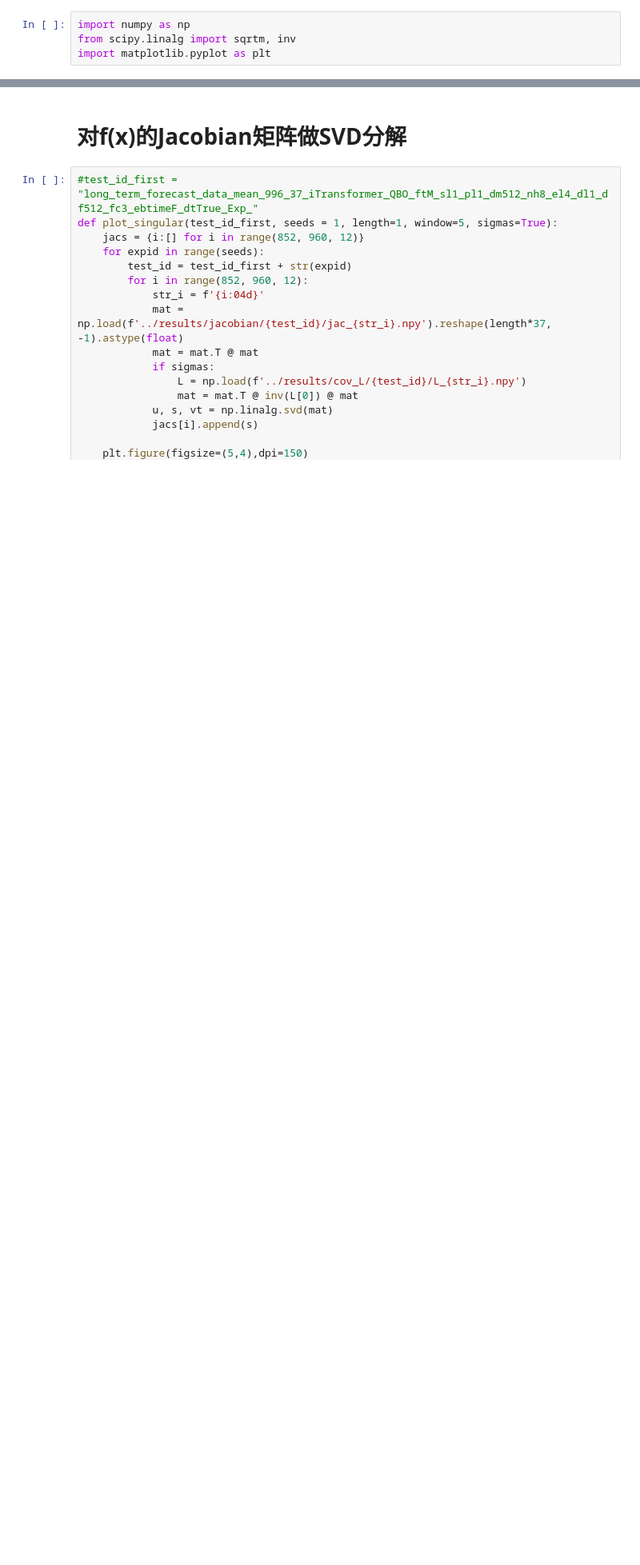
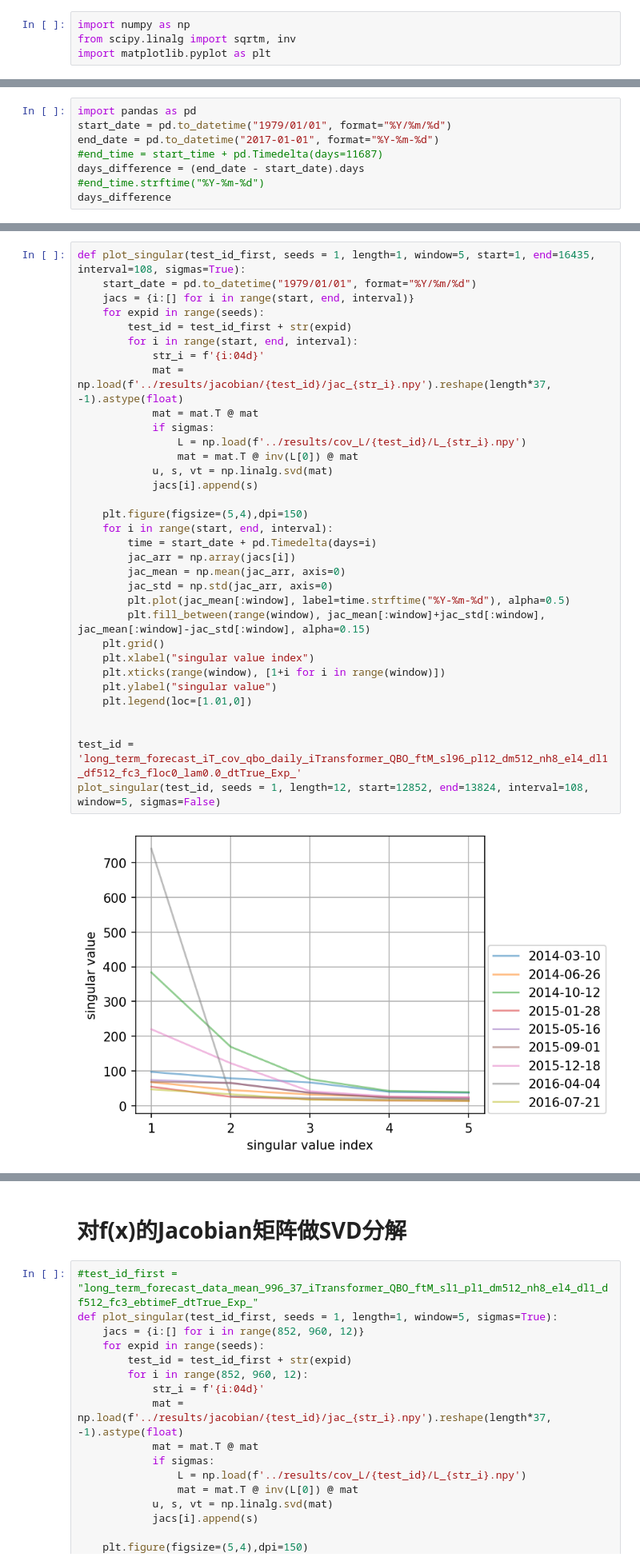
Before and after one commit to Matthew-ymz/Time-series-forecasting-for-causal-emergence, a Jupyter notebook: postprocessing/jacobian_svd.ipynb, the cells around one changed output, grey strips where cells are left out. Shown at 80% size. Saved outputs shown, nothing was run; the diff lists cells and outputs as text; blank space fills up the shorter version.

Commit message:
datetime_qbo

```diff
--- a/postprocessing/jacobian_svd.ipynb
+++ b/postprocessing/jacobian_svd.ipynb
@@ -4,0 +7,8 @@ import matplotlib.pyplot as plt
+# %%
+import pandas as pd
+start_date = pd.to_datetime("1979/01/01", format="%Y/%m/%d")
+end_date = pd.to_datetime("2017-01-01", format="%Y-%m-%d")
+#end_time = start_time + pd.Timedelta(days=11687)
+days_difference = (end_date - start_date).days
+#end_time.strftime("%Y-%m-%d")
+days_difference
@@ -4,0 +17,35 @@ import matplotlib.pyplot as plt
+# %%
+def plot_singular(test_id_first, seeds = 1, length=1, window=5, start=1, end=16435, interval=108, sigmas=True):
+    start_date = pd.to_datetime("1979/01/01", format="%Y/%m/%d")
+    jacs = {i:[] for i in range(start, end, interval)}
+    for expid in range(seeds):
+        test_id = test_id_first + str(expid)
+        for i in range(start, end, interval):
+            str_i = f'{i:04d}'
+            mat = np.load(f'../results/jacobian/{test_id}/jac_{str_i}.npy').reshape(length*37, -1).astype(float)
+            mat = mat.T @ mat
+            if sigmas:
+                L = np.load(f'../results/cov_L/{test_id}/L_{str_i}.npy')
+                mat = mat.T @ inv(L[0]) @ mat
+            u, s, vt = np.linalg.svd(mat)
+            jacs[i].append(s)
+
+    plt.figure(figsize=(5,4),dpi=150)
+    for i in range(start, end, interval):
+        time = start_date + pd.Timedelta(days=i)
+        jac_arr = np.array(jacs[i])
+        jac_mean = np.mean(jac_arr, axis=0)
+        jac_std = np.std(jac_arr, axis=0)
+        plt.plot(jac_mean[:window], label=time.strftime("%Y-%m-%d"), alpha=0.5)
+        plt.fill_between(range(window), jac_mean[:window]+jac_std[:window], jac_mean[:window]-jac_std[:window], alpha=0.15)
+    plt.grid()
+    plt.xlabel("singular value index")
+    plt.xticks(range(window), [1+i for i in range(window)])
+    plt.ylabel("singular value")
+    plt.legend(loc=[1.01,0])
+
+
+test_id = 'long_term_forecast_iT_cov_qbo_daily_iTransformer_QBO_ftM_sl96_pl12_dm512_nh8_el4_dl1_df512_fc3_floc0_lam0.0_dtTrue_Exp_'
+plot_singular(test_id, seeds = 1, length=12, start=12852, end=13824, interval=108, window=5, sigmas=False)
+# %% [output]
+[figure, added]
```
Also changed, not shown: parts of 3 cells of this notebook, 7 other files.
